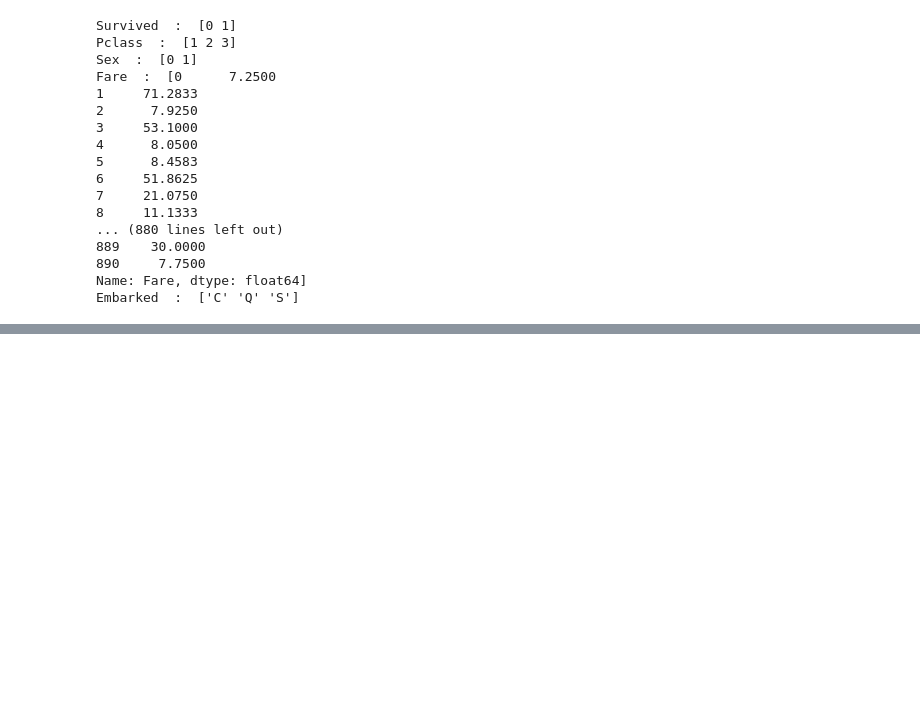
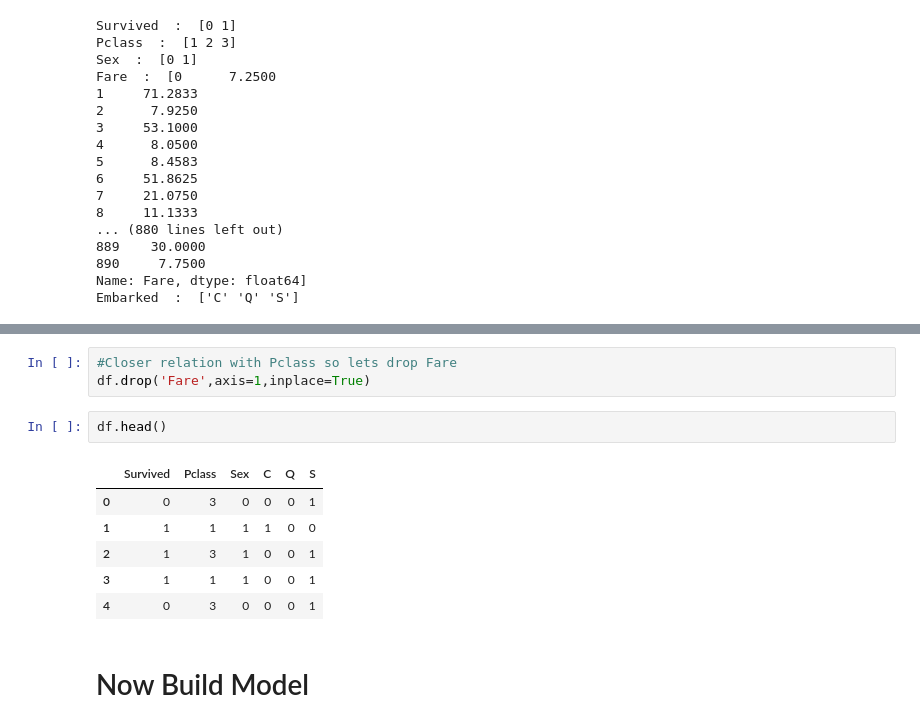
Before and after one commit to Jitukhamcha/C2C-ai, a Jupyter notebook: Assignment 4(Preprocessing,Feature Selection and Modeling)/Titanic_classContinued.ipynb, the cells around one changed output, grey strips where cells are left out. Saved outputs shown, nothing was run; the diff lists cells and outputs as text; blank space fills up the shorter version.

```diff
--- a/Assignment 4(Preprocessing,Feature Selection and Modeling)/Titanic.ipynb
+++ b/Assignment 4(Preprocessing,Feature Selection and Modeling)/Titanic_classContinued.ipynb
@@ -273,0 +304,14 @@ df.head()
+# %%
+#Closer relation with Pclass so lets drop Fare
+df.drop('Fare',axis=1,inplace=True)
+# %%
+df.head()
+# %% [output]
+|  | Survived | Pclass | Sex | C | Q | S |
+| 0 | 0 | 3 | 0 | 0 | 0 | 1 |
+| 1 | 1 | 1 | 1 | 1 | 0 | 0 |
+| 2 | 1 | 3 | 1 | 0 | 0 | 1 |
+| 3 | 1 | 1 | 1 | 0 | 0 | 1 |
+| 4 | 0 | 3 | 0 | 0 | 0 | 1 |
+# %% [markdown]
+<h1> Now Build Model </h1>
```
Also changed, not shown: parts of 20 cells of this notebook, 1 other file.
